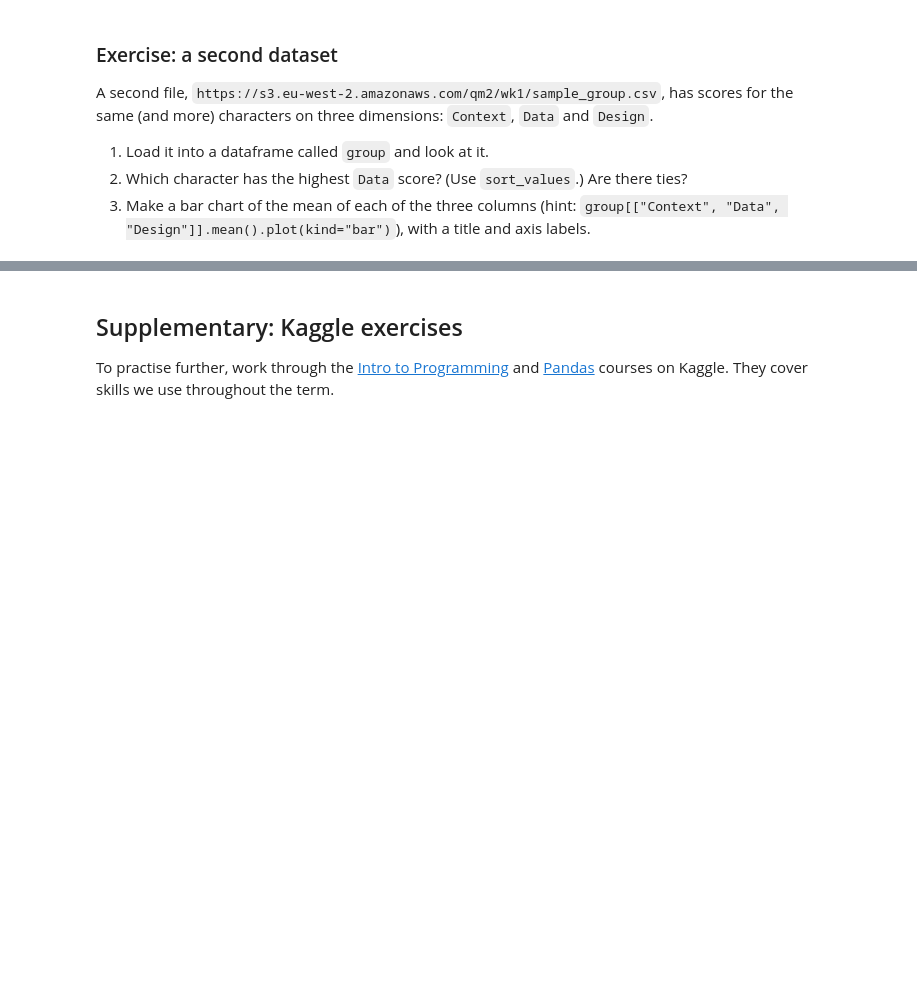
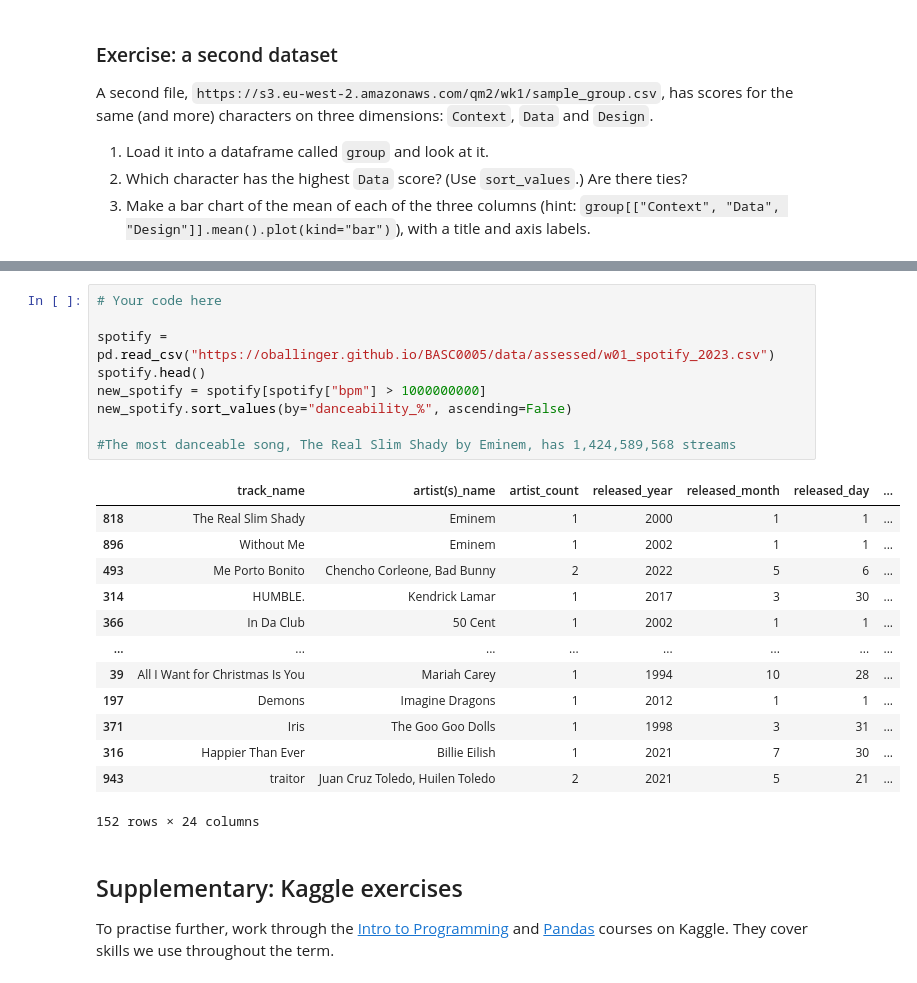
Before and after one commit to annakalee169/QM2, a Jupyter notebook: notebooks/W01. Python Recap.ipynb, the cells around one changed output, grey strips where cells are left out. Drawn from its saved outputs; the diff is of its cells as text; blank space fills up the shorter version.

```diff
--- a/notebooks/W01. Python Recap.ipynb
+++ b/notebooks/W01. Python Recap.ipynb
@@ -253,3 +312,26 @@ Keep a note of your answer: you will enter it in the Problem Set Answers quiz on
+# %%
+# Your code here
+
+spotify = pd.read_csv("https://oballinger.github.io/BASC0005/data/assessed/w01_spotify_2023.csv")
+spotify.head()
+new_spotify = spotify[spotify["bpm"] > 1000000000]
+new_spotify.sort_values(by="danceability_%", ascending=False)
+
+#The most danceable song, The Real Slim Shady by Eminem, has 1,424,589,568 streams
+# %% [output]
+|  | track_name | artist(s)_name | artist_count | released_year | released_month | released_day | ... |
+| 818 | The Real Slim Shady | Eminem | 1 | 2000 | 1 | 1 | ... |
+| 896 | Without Me | Eminem | 1 | 2002 | 1 | 1 | ... |
+| 493 | Me Porto Bonito | Chencho Corleone, Bad Bunny | 2 | 2022 | 5 | 6 | ... |
+| 314 | HUMBLE. | Kendrick Lamar | 1 | 2017 | 3 | 30 | ... |
+| 366 | In Da Club | 50 Cent | 1 | 2002 | 1 | 1 | ... |
+| ... | ... | ... | ... | ... | ... | ... | ... |
+| 39 | All I Want for Christmas Is You | Mariah Carey | 1 | 1994 | 10 | 28 | ... |
+| 197 | Demons | Imagine Dragons | 1 | 2012 | 1 | 1 | ... |
+| 371 | Iris | The Goo Goo Dolls | 1 | 1998 | 3 | 31 | ... |
+| 316 | Happier Than Ever | Billie Eilish | 1 | 2021 | 7 | 30 | ... |
+| 943 | traitor | Juan Cruz Toledo, Huilen Toledo | 2 | 2021 | 5 | 21 | ... |
+152 rows × 24 columns
 # %% [markdown]
 ## Supplementary: Kaggle exercises
 
```
Also changed, not shown: parts of 10 cells of this notebook.
